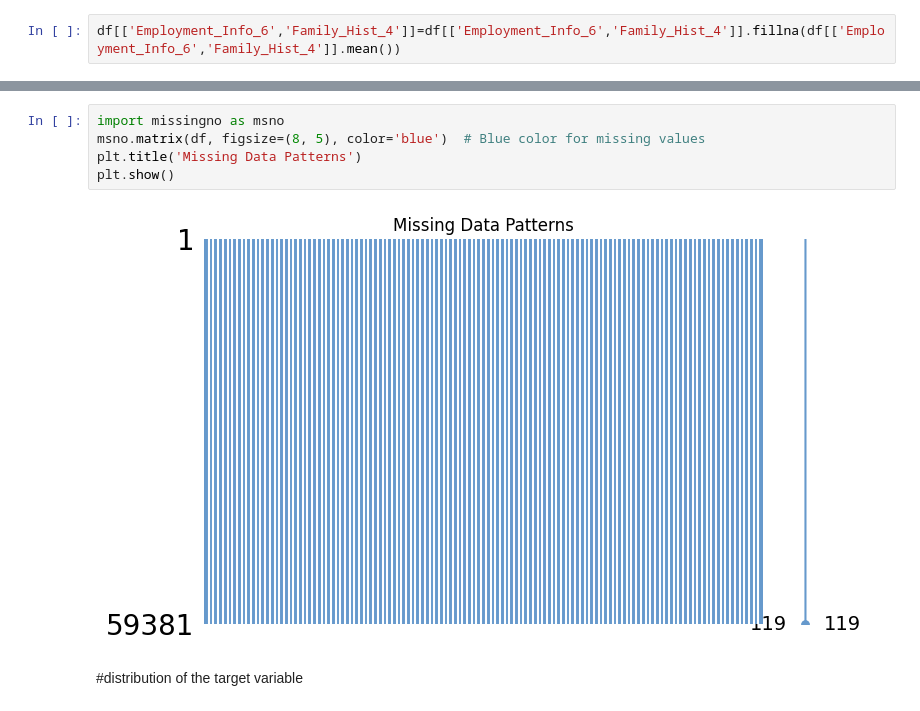
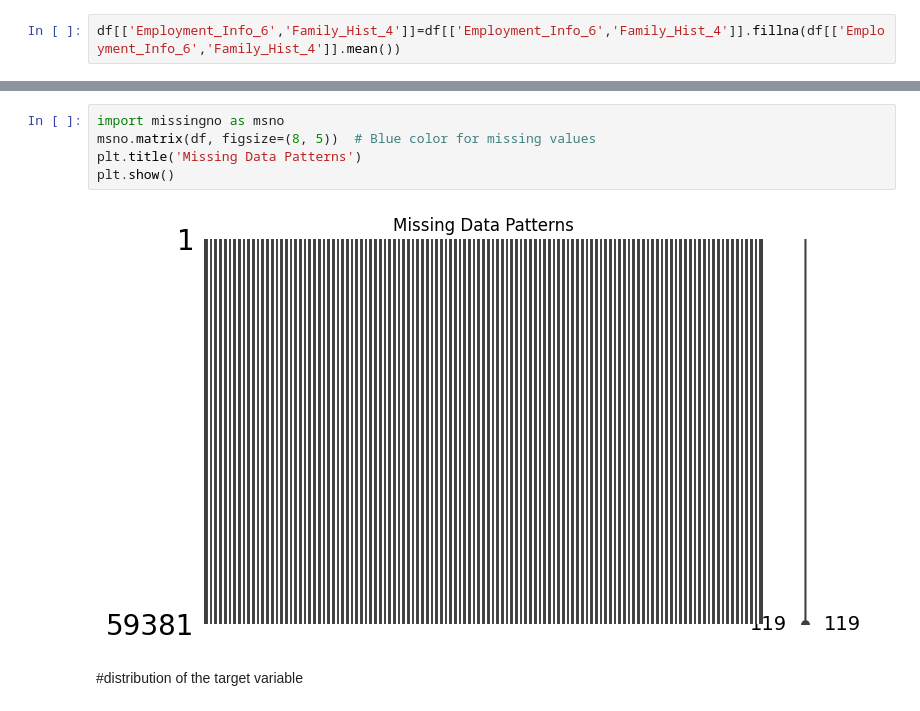
Before and after one commit to MEGHANASEEPANA/Datalabsteam-4, a Jupyter notebook: phase1.ipynb, the cells around one changed output, grey strips where cells are left out. Cells and saved outputs as stored; diff of their text form.

```diff
--- a/phase1.ipynb
+++ b/phase1.ipynb
@@ -273,11 +273,11 @@ Response               0
 dtype: int64
 # %%
 import missingno as msno
-msno.matrix(df, figsize=(8, 5), color='blue')  # Blue color for missing values
+msno.matrix(df, figsize=(8, 5))  # Blue color for missing values
 plt.title('Missing Data Patterns')
 plt.show()
 # %% [output]
-[figure, old version]
+[figure, new version]
 # %% [markdown]
 #distribution of the target variable
 # %%
```
Also changed, not shown: parts of 14 cells of this notebook.
